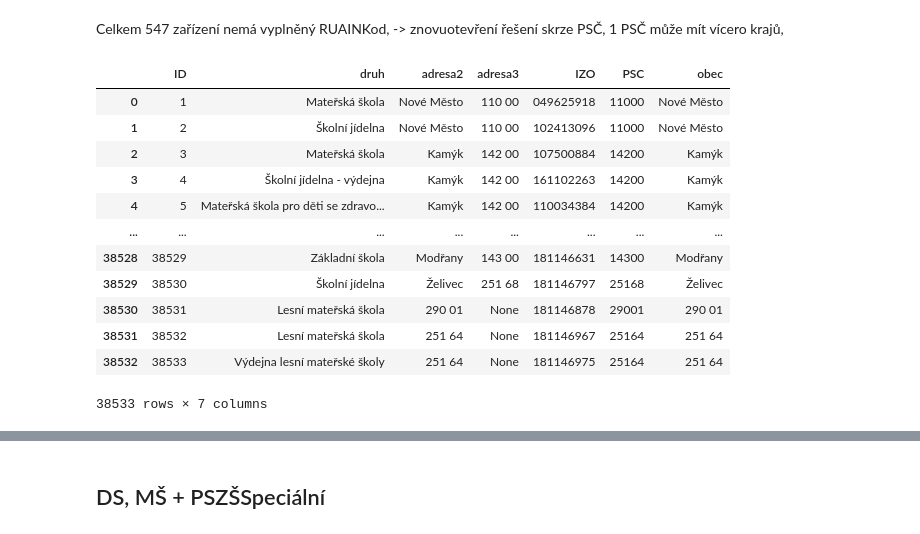
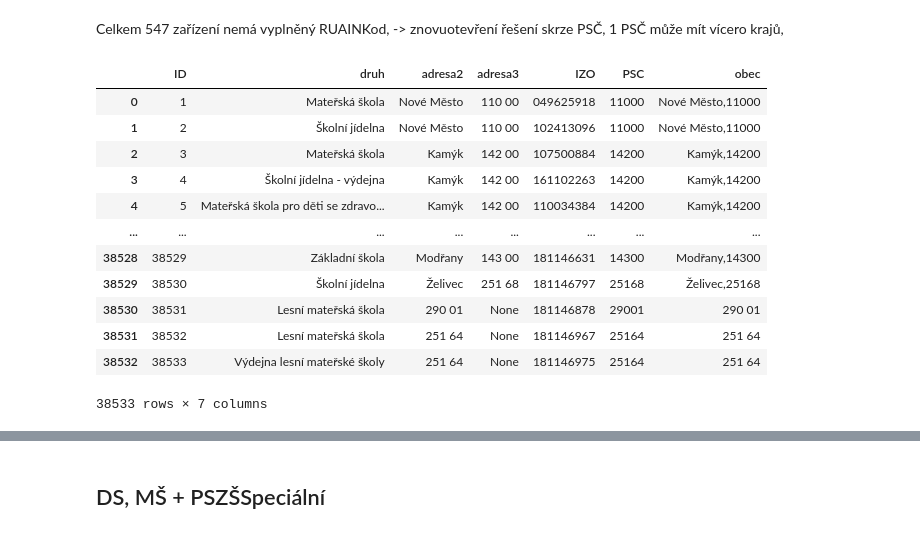
Before and after one commit to klbek/projekt_skolstvi, a Jupyter notebook: zakladni_info-upgrade.ipynb, the cells around one changed output, grey strips where cells are left out. Drawn from its saved outputs; the diff is of its cells as text; code cells hidden in the pictures.

Commit message:
upraveni fce makeObec,vyfiltrovani dupl psc, vytvoreni make_kraj

```diff
--- a/zakladni_info-upgrade.ipynb
+++ b/zakladni_info-upgrade.ipynb
@@ -112,42 +112,42 @@ def makePsc2(row):
         if psc_match:
             return psc_match.group().replace(' ', '')
 
 def makeObec(row):
     PSC_obec = row['PSC']
     adresa2 = row['adresa2']
     adresa3 = row['adresa3']
     if PSC_obec:
         if adresa3:
             psc_match = re.search(r'\d{3} ?\d{2}', adresa3)
             if psc_match.group().replace(' ', '') == PSC_obec:
-                return adresa2
+                return adresa2 + ',' + PSC_obec
         return adresa2
     else:
         return adresa2
 
 
 zarizeni_misto['PSC'] = zarizeni_misto.apply(
     makePsc2, axis=1)
 
 zarizeni_misto['obec'] = zarizeni_misto.apply(
     makeObec, axis=1)
 
 # zarizeni_misto['PSC'].info()
 # null hodnoty nahrazeny číslem 0, následně celý sloupe převeden na int
 zarizeni_misto['PSC'] = zarizeni_misto['PSC'].fillna(0)
 zarizeni_misto = zarizeni_misto.astype({'PSC':'int'})
 # len(zarizeni_misto[zarizeni_misto['PSC'] == 0]) # kde chybí psč máme alespoň identifikátor obec, jedná se o 42 záznamů
 zarizeni_misto
 # %% [output]
 |  | ID | druh | adresa2 | adresa3 | IZO | PSC | obec |
-| 0 | 1 | Mateřská škola | Nové Město | 110 00 | 049625918 | 11000 | Nové Město |
-| 1 | 2 | Školní jídelna | Nové Město | 110 00 | 102413096 | 11000 | Nové Město |
-| 2 | 3 | Mateřská škola | Kamýk | 142 00 | 107500884 | 14200 | Kamýk |
-| 3 | 4 | Školní jídelna - výdejna | Kamýk | 142 00 | 161102263 | 14200 | Kamýk |
-| 4 | 5 | Mateřská škola pro děti se zdravo... | Kamýk | 142 00 | 110034384 | 14200 | Kamýk |
+| 0 | 1 | Mateřská škola | Nové Město | 110 00 | 049625918 | 11000 | Nové Město,11000 |
+| 1 | 2 | Školní jídelna | Nové Město | 110 00 | 102413096 | 11000 | Nové Město,11000 |
+| 2 | 3 | Mateřská škola | Kamýk | 142 00 | 107500884 | 14200 | Kamýk,14200 |
+| 3 | 4 | Školní jídelna - výdejna | Kamýk | 142 00 | 161102263 | 14200 | Kamýk,14200 |
+| 4 | 5 | Mateřská škola pro děti se zdravo... | Kamýk | 142 00 | 110034384 | 14200 | Kamýk,14200 |
 | ... | ... | ... | ... | ... | ... | ... | ... |
-| 38528 | 38529 | Základní škola | Modřany | 143 00 | 181146631 | 14300 | Modřany |
-| 38529 | 38530 | Školní jídelna | Želivec | 251 68 | 181146797 | 25168 | Želivec |
+| 38528 | 38529 | Základní škola | Modřany | 143 00 | 181146631 | 14300 | Modřany,14300 |
+| 38529 | 38530 | Školní jídelna | Želivec | 251 68 | 181146797 | 25168 | Želivec,25168 |
 | 38530 | 38531 | Lesní mateřská škola | 290 01 | None | 181146878 | 29001 | 290 01 |
 | 38531 | 38532 | Lesní mateřská škola | 251 64 | None | 181146967 | 25164 | 251 64 |
 | 38532 | 38533 | Výdejna lesní mateřské školy | 251 64 | None | 181146975 | 25164 | 251 64 |
```
Also changed, not shown: parts of 6 cells of this notebook.
